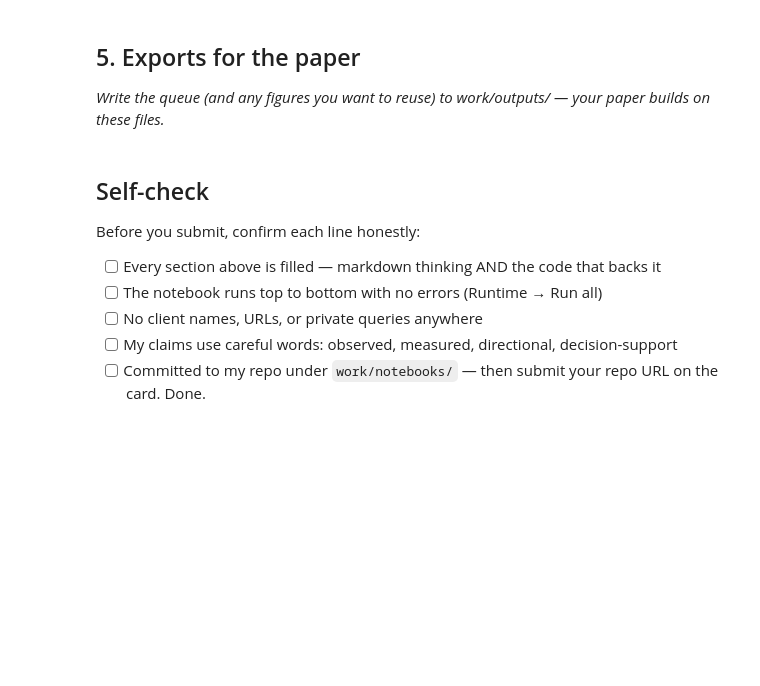
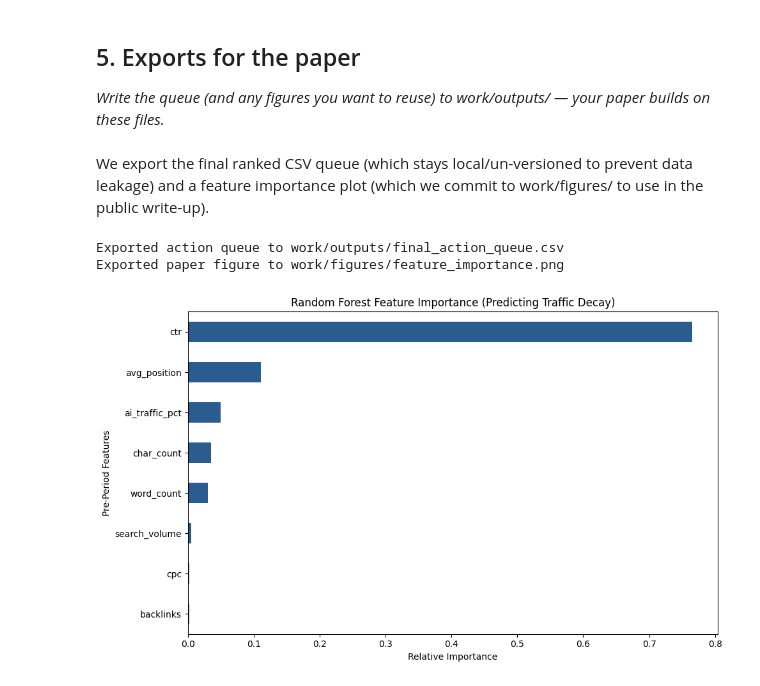
Before and after one commit to amah67/flyrankmlintern, a Jupyter notebook: work/notebooks/w07_action_playbook.ipynb, the cells around one changed output. Drawn from its saved outputs; the diff is of its cells as text; code cells hidden in the pictures; blank space fills up the shorter version.

```diff
--- a/work/notebooks/w07_action_playbook.ipynb
+++ b/work/notebooks/w07_action_playbook.ipynb
@@ -36,0 +184,18 @@ This skeleton is yours to fill. Work the sections **in order** — each one has
+# %%
+import json
+
+# Capture the current baseline metrics to serve as monitoring thresholds
+monitoring_baseline = {
+    "training_date": "2026-09-15",
+    "base_rate_decay": float(y.mean()),
+    "median_ctr": float(median_ctr),
+    "median_ai_exposure": float(median_ai),
+    "retrain_trigger_base_rate_upper": float(y.mean()) + 0.05,
+    "retrain_trigger_base_rate_lower": float(y.mean()) - 0.05
+}
+
+with open("work/outputs/monitoring_thresholds.json", "w") as f:
+    json.dump(monitoring_baseline, f, indent=4)
+
+print("Saved monitoring thresholds to work/outputs/monitoring_thresholds.json:")
+print(json.dumps(monitoring_baseline, indent=2))
@@ -44,10 +216,25 @@ This skeleton is yours to fill. Work the sections **in order** — each one has
-# %% [markdown]
-## Self-check
-
-Before you submit, confirm each line honestly:
-
-- [ ] Every section above is filled — markdown thinking AND the code that backs it
-- [ ] The notebook runs top to bottom with no errors (Runtime → Run all)
-- [ ] No client names, URLs, or private queries anywhere
-- [ ] My claims use careful words: observed, measured, directional, decision-support
-- [ ] Committed to my repo under `work/notebooks/` — then submit your repo URL on the card. Done.
+# %% [markdown]
+We export the final ranked CSV queue (which stays local/un-versioned to prevent data leakage) and a feature importance plot (which we commit to work/figures/ to use in the public write-up).
+# %%
+# 1. Export the Data Queue (Data stays out of Git via .gitignore)
+output_csv = "work/outputs/final_action_queue.csv"
+final_action_queue.to_csv(output_csv, index=False)
+print(f"Exported action queue to {output_csv}")
+
+# 2. Export Figure for the Research Paper (Figures go into Git)
+importances = pd.Series(rf.feature_importances_, index=X.columns).sort_values(ascending=True)
+
+plt.figure(figsize=(10, 6))
+importances.plot(kind='barh', color='#2b5c8f')
+plt.title('Random Forest Feature Importance (Predicting Traffic Decay)')
+plt.xlabel('Relative Importance')
+plt.ylabel('Pre-Period Features')
+plt.tight_layout()
+
+figure_path = "work/figures/feature_importance.png"
+plt.savefig(figure_path, dpi=300)
+print(f"Exported paper figure to {figure_path}")
+# %% [output]
+Exported action queue to work/outputs/final_action_queue.csv
+Exported paper figure to work/figures/feature_importance.png
+[figure, added]
```
Also changed, not shown: parts of 14 cells of this notebook.
